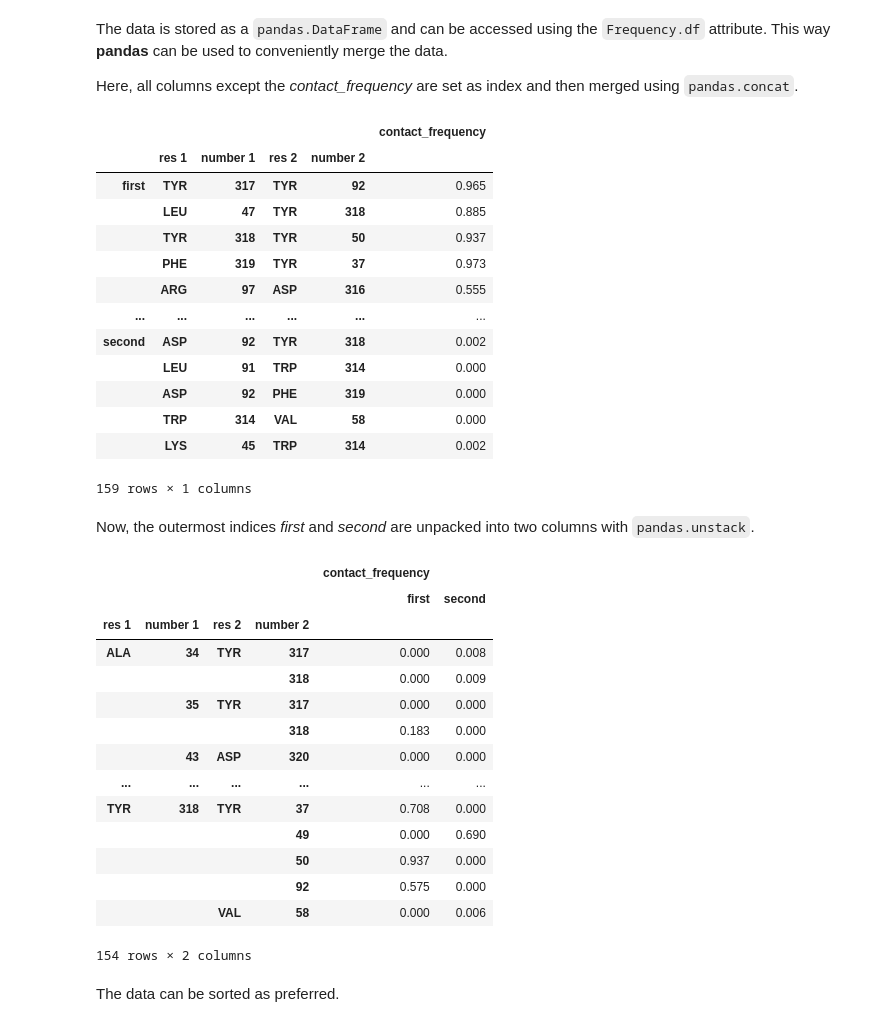
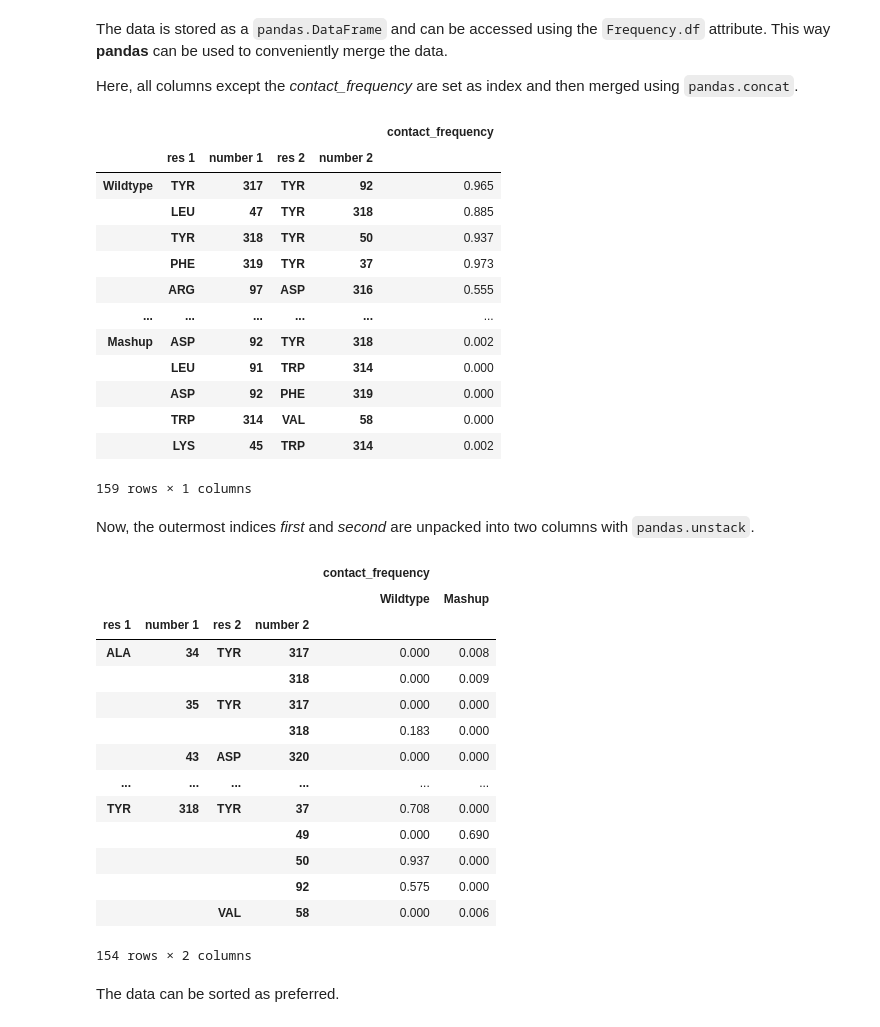
Before and after one commit to liedllab/GetContacts_analysis, a Jupyter notebook: Frequency-Tutorial.ipynb, the cells around one changed output. Saved outputs shown, nothing was run; the diff lists cells and outputs as text; code cells hidden in the pictures.

```diff
--- a/Frequency-Tutorial.ipynb
+++ b/Frequency-Tutorial.ipynb
@@ -19,7 +16,7 @@ More information can be found on their github page:
 For the calculation only the interaction type was specified but no selection. The selection will be chosen later on in this script.
 # %%
 all_freq_ab1 = freq.Frequency.from_tsv(
-    filename = '/home/jak/Documents/ba_project/covd21-c8/contacts/wt/freq.tsv',
+    filename = './wt_freq.tsv',
     interaction = 'vdw',
     name = 'Wildtype'
 )
@@ -77,7 +74,7 @@ some_freq_ab1.df.head()
 Everything we have done so far can be repeated for a second datafile.
 # %%
 all_freq_ab2 = freq.Frequency.from_tsv(
-    filename = '/home/jak/Documents/ba_project/covd21-c8/contacts/mu/freq.tsv',
+    filename = './mt_freq.tsv',
     interaction = 'vdw',
     name = 'Mashup'
 )
@@ -103,20 +100,20 @@ Here, all columns except the _contact_frequency_ are set as index and then merge
 # %%
 df_concat = pd.concat(
     [some_freq_ab1.df.set_index(keys=['res 1', 'number 1', 'res 2', 'number 2']),
     some_freq_ab2.df.set_index(keys=['res 1', 'number 1', 'res 2', 'number 2'])],
-    keys = ['first', 'second']
+    keys = [some_freq_ab1.name, some_freq_ab2.name]
 )
 df_concat
 # %% [output]
 |  |  |  |  |  | contact_frequency |
 |  | res 1 | number 1 | res 2 | number 2 |  |
-| first | TYR | 317 | TYR | 92 | 0.965 |
+| Wildtype | TYR | 317 | TYR | 92 | 0.965 |
 |  | LEU | 47 | TYR | 318 | 0.885 |
 |  | TYR | 318 | TYR | 50 | 0.937 |
 |  | PHE | 319 | TYR | 37 | 0.973 |
 |  | ARG | 97 | ASP | 316 | 0.555 |
 | ... | ... | ... | ... | ... | ... |
-| second | ASP | 92 | TYR | 318 | 0.002 |
+| Mashup | ASP | 92 | TYR | 318 | 0.002 |
 |  | LEU | 91 | TRP | 314 | 0.000 |
 |  | ASP | 92 | PHE | 319 | 0.000 |
 |  | TRP | 314 | VAL | 58 | 0.000 |
@@ -129,7 +126,7 @@ merged_df = df_concat.unstack(level=-5, fill_value=0)
 merged_df
 # %% [output]
 |  |  |  |  | contact_frequency |  |
-|  |  |  |  | first | second |
+|  |  |  |  | Wildtype | Mashup |
 | res 1 | number 1 | res 2 | number 2 |  |  |
 | ALA | 34 | TYR | 317 | 0.000 | 0.008 |
 |  |  |  | 318 | 0.000 | 0.009 |
```
Also changed, not shown: parts of 14 cells of this notebook, 3 other files.
